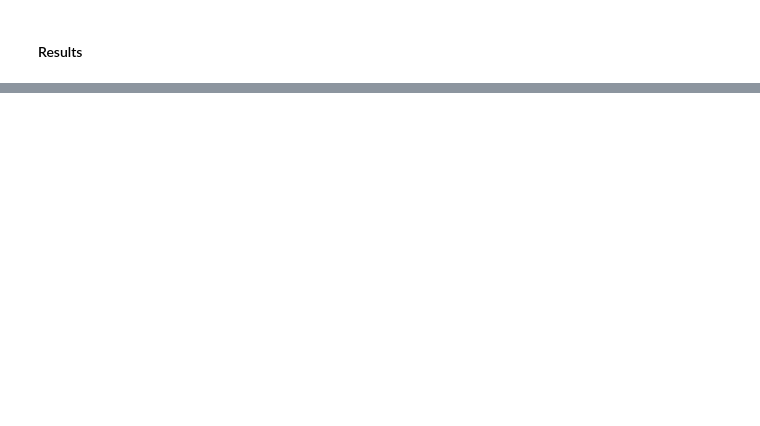
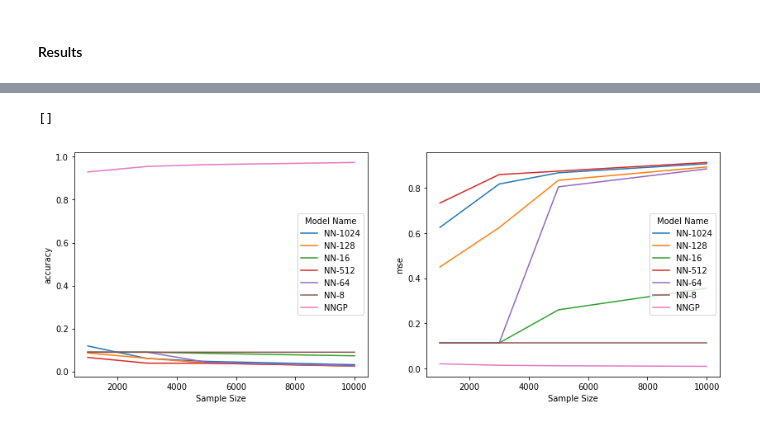
Before and after one commit to jasonzdeng/am207_nngp, a Jupyter notebook: alex.ipynb, the cells around one changed output, grey strips where cells are left out. Cells and saved outputs as stored; diff of their text form; code cells hidden in the pictures; blank space fills up the shorter version.

```diff
--- a/alex.ipynb
+++ b/alex.ipynb
@@ -126,0 +775,6 @@ In addition, the following tensorboard graph captures the workflow of k_full() .
+# %%
+image_train, image_test, label_train, label_test = train_test_split(
+    mnist.data, mnist.target, stratify = mnist.target, random_state = 444, test_size=.15)
+
+X_test = image_test
+y_test = encode(label_test)
@@ -127,2 +841,24 @@ In addition, the following tensorboard graph captures the workflow of k_full() .
 # %% [markdown]
 #### Results
+# %%
+sample_sizes = np.array([1000, 3000, 5000,  10000])
+#sample_sizes = np.array([1000, 3000, 5000,  10000, 20000, 50000])
+nn_depths    = np.array([8,    8,    4,     4,     2,     1])
+nn_widths = np.array([8, 16, 64, 128, 512, 1024])
+# %%
+#nn_results = np.empty((sample_sizes.shape[0], nn_widths.shape[0], 2))
+columns = ['Model Name', 'Sample Size', 'MSE', 'Accuracy']
+results_df = pd.DataFrame(columns=columns)
+
+for i, sample_size in enumerate(sample_sizes):
+    for j, nn_width in enumerate(nn_widths):
+        print('Sample Size: {}, Depth: {}, Width: {}'.format(sample_size, nn_depths[i], nn_width))
+        m = train_or_load_nn_model(nn_width = nn_width, nn_depth = nn_depths[i], sample_size = sample_size)
+        y_hat = m.predict(X_test)
+        model_name = 'NN-{}'.format(nn_width)
+        mse_result = accuracy(y_test, y_hat)
+        acc_result = mean_squared_error(y_test, y_hat)
+        #nn_results[i, j, 0] = accuracy(y_test, y_hat)
+        #nn_results[i, j, 1] = mean_squared_error(y_test, y_hat)
+        results_df = pd.concat([results_df, pd.DataFrame([[model_name, sample_size, mse_result, acc_result]], columns=columns)], ignore_index=True)
+    print('done sample size %d' % sample_size)
@@ -128,0 +885,6 @@ In addition, the following tensorboard graph captures the workflow of k_full() .
+# %%
+for i, sample_size in enumerate(sample_sizes):
+    print('Sample size: {}, Depth: {}'.format(sample_size, nn_depths[i]))
+    mse_result, acc_result = do_nngp_experiment(layers=nn_depths[i], sample_size=sample_size)
+    model_name = 'NNGP'
+    results_df = pd.concat([results_df, pd.DataFrame([[model_name, sample_size, mse_result, acc_result]], columns=columns)], ignore_index=True)
@@ -128,0 +931,12 @@ In addition, the following tensorboard graph captures the workflow of k_full() .
+# %%
+plt.figure(figsize = (14, 5))
+ax1 = plt.subplot(121)
+results_df.pivot(index='Sample Size', columns='Model Name', values='Accuracy').plot(ax=ax1)
+plt.ylabel('accuracy')
+ax2 = plt.subplot(122)
+results_df.pivot(index='Sample Size', columns='Model Name', values='MSE').plot(ax=ax2)
+plt.ylabel('mse')
+plt.plot()
+# %% [output]
+[]
+[figure, added]
```
Also changed, not shown: parts of 13 cells of this notebook.
